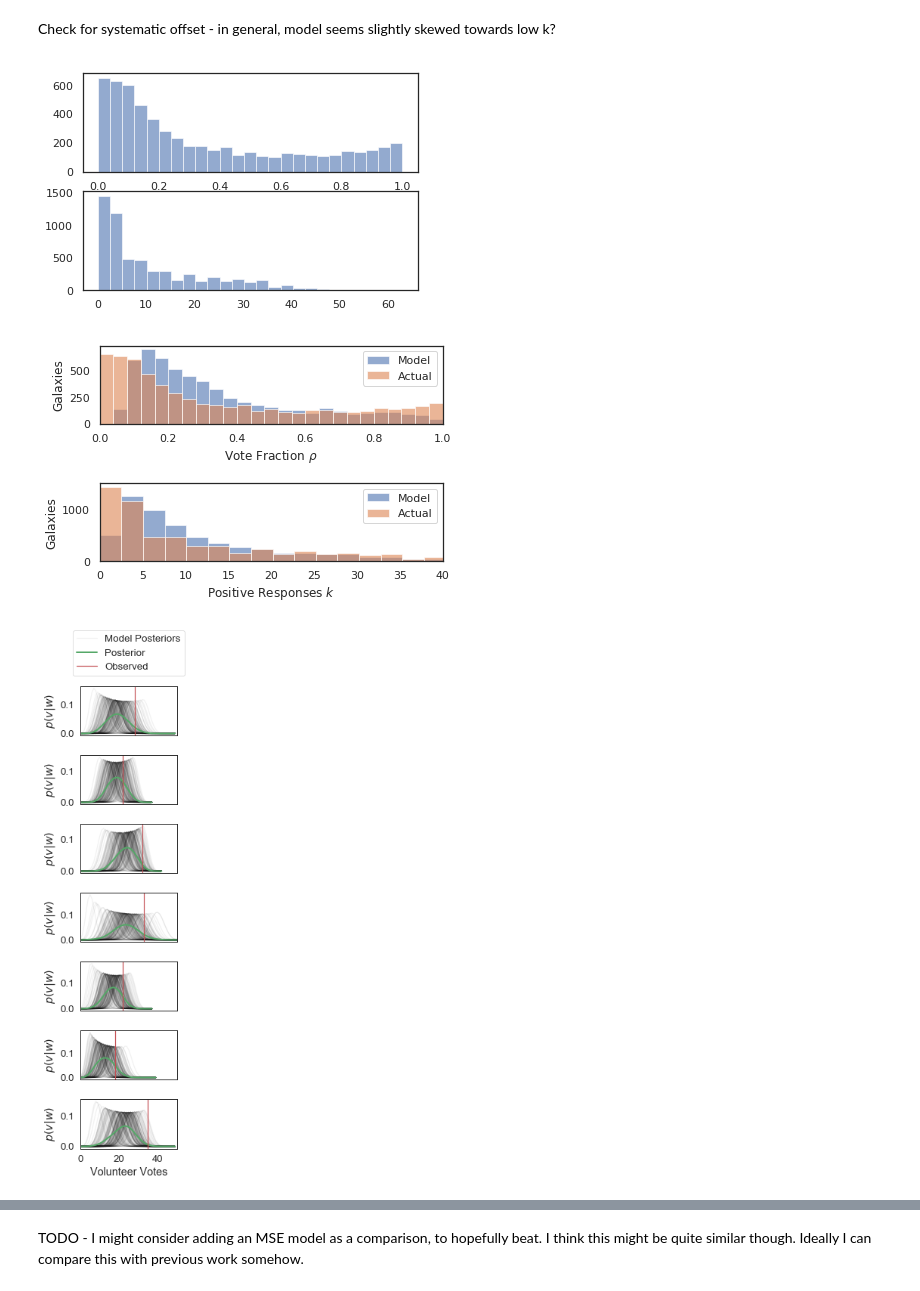
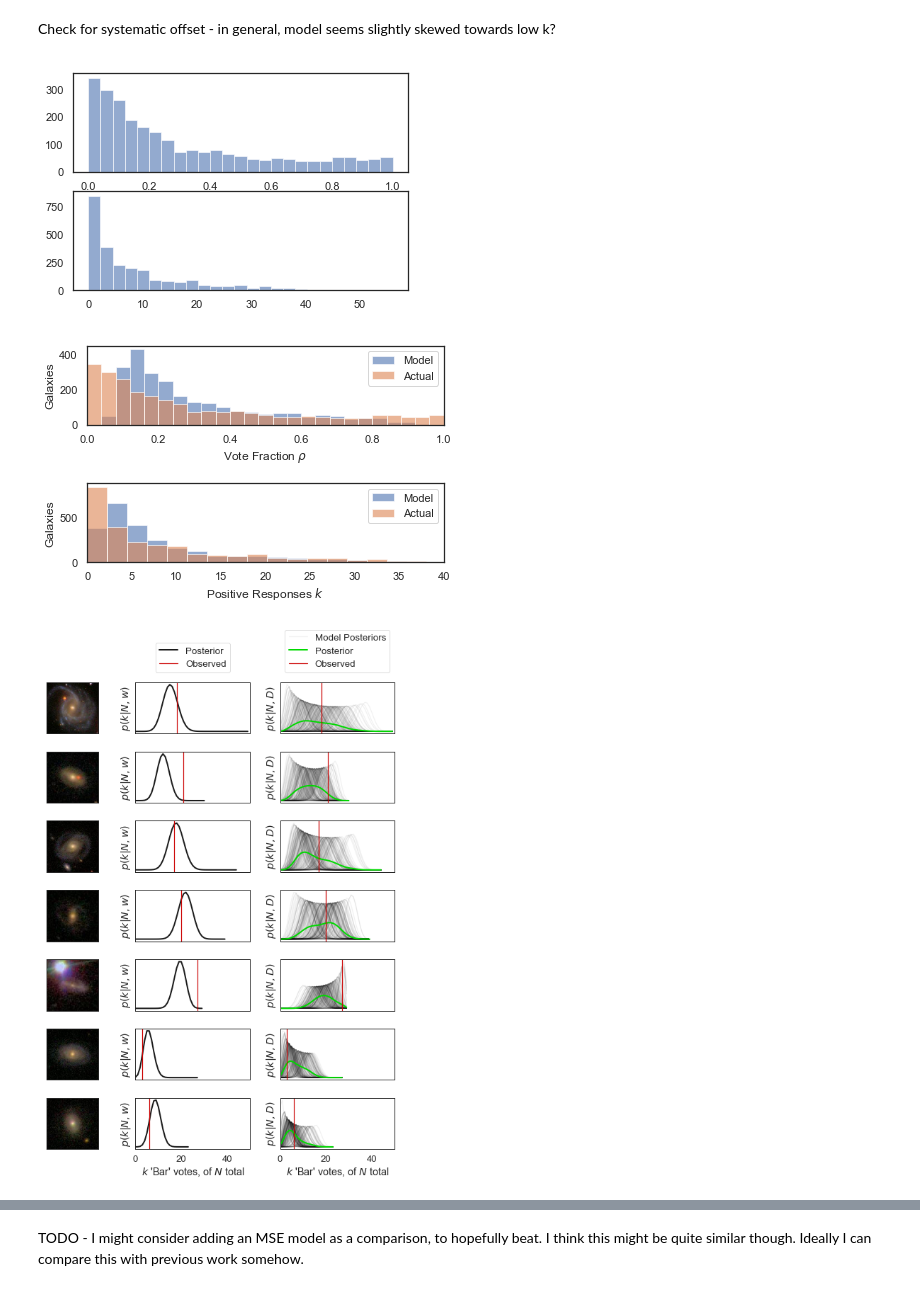
Before and after one commit to colinleach/zoobot, a Jupyter notebook: notebooks/aas_uncertainty.ipynb, the cells around one changed output, grey strips where cells are left out. Cells and saved outputs as stored; diff of their text form; code cells hidden in the pictures.

Commit message:
Update paper figures to pdf, regenerate posterior with aligned grids

```diff
--- a/notebooks/aas_uncertainty.ipynb
+++ b/notebooks/aas_uncertainty.ipynb
@@ -74,8 +41,8 @@ The backend was *originally* set to 'module://ipykernel.pylab.backend_inline' by
 QUESTION = 'bars'
 # QUESTION = 'smooth'
 
-# NEW_PREDICTIONS = False
-NEW_PREDICTIONS = True
+NEW_PREDICTIONS = False
+# NEW_PREDICTIONS = True
 # %% [markdown]
 ### Load the (latest) model under `model_name` folder in `results_dir`
 # %%
@@ -84,7 +51,7 @@ if QUESTION == 'smooth':
     shard_dir = '../data/gz2_shards/uint8_256px_smooth_n_full'
 elif QUESTION == 'bars':
     shard_dir = '../data/gz2_shards/uint8_256px_bar_n_full'  # for random train/test
-    shard_dir = '../data/gz2_shards/uint8_256px_bar_n_full_nair'
+#     shard_dir = '../data/gz2_shards/uint8_256px_bar_n_full_nair'
 
 tfrecord_loc = os.path.join(shard_dir, 's256_shard_0.tfrecord')  # NAIR ONLY, unlabelled shards are in the root
 # tfrecord_loc = os.path.join(shard_dir, 'eval_shards/s256_shard_0.tfrecord')
@@ -98,9 +65,9 @@ if QUESTION == 'smooth':
         !aws s3 sync s3://galaxy-zoo/results/smooth_full_96px_greyscale_9d8345e4/iteration_0/estimators/1550930190 {results_dir}/{model_name}
 elif QUESTION == 'bars':
     # 128px color bars model:
-#     model_name = 'bars-full'
+    model_name = 'bars-full'
     # or 1551129992?
-    model_name = 'bars-full-nair'
+#     model_name = 'bars-full-nair'
     if NEW_PREDICTIONS:  # question, which to use?
-#         !aws s3 sync s3://galaxy-zoo/results/bars_full_128px_f084ba4_final/iteration_0/estimators/1551130721 {results_dir}/{model_name}
-        !aws s3 sync s3://galaxy-zoo/results/al_baseline_nair_bars_slightly_incomplete_8cc163c/iteration_0/estimators/1551220527 {results_dir}/{model_name}
+        !aws s3 sync s3://galaxy-zoo/results/bars_full_128px_f084ba4_final/iteration_0/estimators/1551130721 {results_dir}/{model_name}
+#         !aws s3 sync s3://galaxy-zoo/results/al_baseline_nair_bars_slightly_incomplete_8cc163c/iteration_0/estimators/1551220527 {results_dir}/{model_name}
@@ -389,10 +351,10 @@ ax1.set_xlim([0, 40])
 
 fig.tight_layout()
 # fig.savefig(os.path.join(save_dir, 'posterior_over_full_sample.png'))
-# fig.savefig(os.path.join(save_dir, 'posterior_over_full_sample.eps'))
+# fig.savefig(os.path.join(save_dir, 'posterior_over_full_sample.pdf'))
 # %% [output]
-[figure, old version]
+[figure, new version]
-[figure, old version]
+[figure, new version]
 # %%
 def custom_samples(samples, labels, total_votes):
     sns.set_context('paper', font_scale=1.5)
@@ -421,15 +482,19 @@ def custom_samples(samples, labels, total_votes):
 # %%
-selected = slice(20, 13, -1)
+selected = slice(80, 73, -1)  # smooth
+
 # selected = slice(0, 7)
+
+if QUESTION == 'bars':
+    selected = slice(0, 7)
 # %%
 # np.array(sim_model.model.samples)[selected, :]
 # np.array(sim_model.labels)[selected]
 # sim_model.catalog['smooth-or-featured_total-votes'][selected]
 # %%
-fig = custom_samples(np.array(sim_model.model.samples)[selected, :], np.array(sim_model.labels)[selected], total_votes=sim_model.total_votes[selected])
+fig = custom_samples_with_galaxies(sim_model, selected)
 # fig.savefig(os.path.join(save_dir, 'mc_model_{}.png'.format(len(np.array(sim_model.labels)[selected]))))
-# fig.savefig(os.path.join(save_dir, 'mc_model_{}.eps'.format(len(np.array(sim_model.labels)[selected]))))
+# fig.savefig(os.path.join(save_dir, 'mc_model_{}.pdf'.format(len(np.array(sim_model.labels)[selected]))))
 # %% [output]
-[figure, old version]
+[figure, new version]
 # %%
 # be sure to switch label in custom_samples before running this
```
Also changed, not shown: parts of 44 cells of this notebook, 26 other files.
